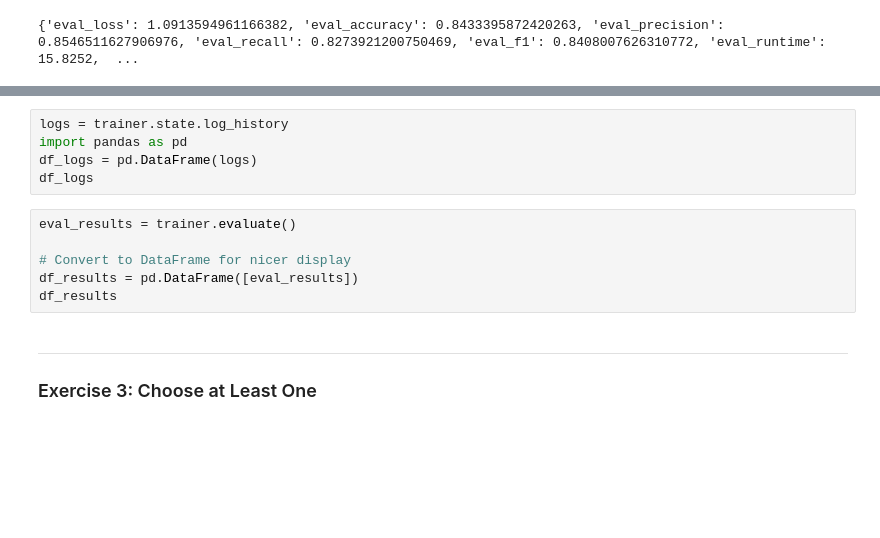
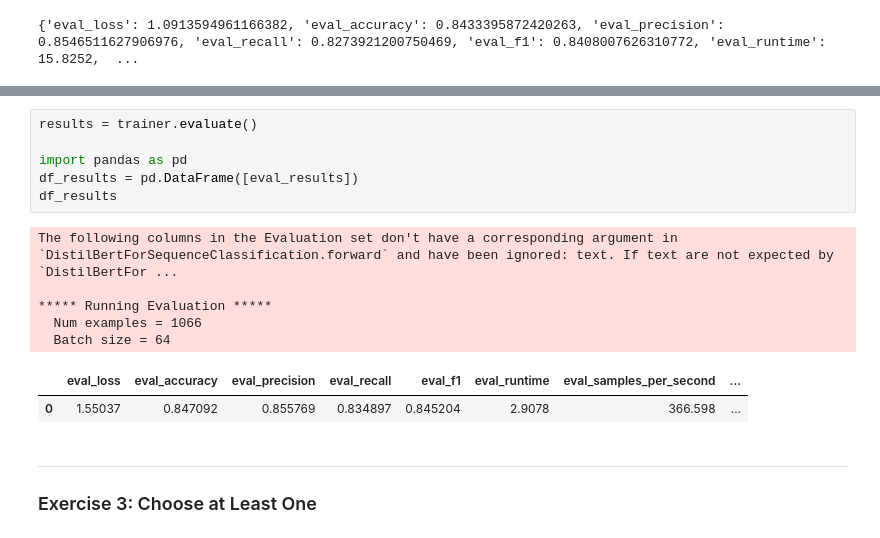
Before and after one commit to fbizza/deep-learning-applications, a Jupyter notebook: lab_3/lab_3.ipynb, the cells around one changed output, grey strips where cells are left out. Cells and saved outputs as stored; diff of their text form; blank space fills up the shorter version.

```diff
--- a/lab_3/lab_3.ipynb
+++ b/lab_3/lab_3.ipynb
@@ -325,14 +342,17 @@ KeyboardInterrupt:
-# %%
-logs = trainer.state.log_history
-import pandas as pd
-df_logs = pd.DataFrame(logs)
-df_logs
 # %%
-eval_results = trainer.evaluate()
+results = trainer.evaluate()
 
-# Convert to DataFrame for nicer display
+import pandas as pd
 df_results = pd.DataFrame([eval_results])
 df_results
+# %% [output]
+The following columns in the Evaluation set don't have a corresponding argument in `DistilBertForSequenceClassification.forward` and have been ignored: text. If text are not expected by `DistilBertFor ...
+
+***** Running Evaluation *****
+  Num examples = 1066
+  Batch size = 64
+|  | eval_loss | eval_accuracy | eval_precision | eval_recall | eval_f1 | eval_runtime | eval_samples_per_second | ... |
+| 0 | 1.55037 | 0.847092 | 0.855769 | 0.834897 | 0.845204 | 2.9078 | 366.598 | ... |
 # %% [markdown]
 -----
 ### Exercise 3: Choose at Least One
```
Also changed, not shown: parts of 1 cell of this notebook.
